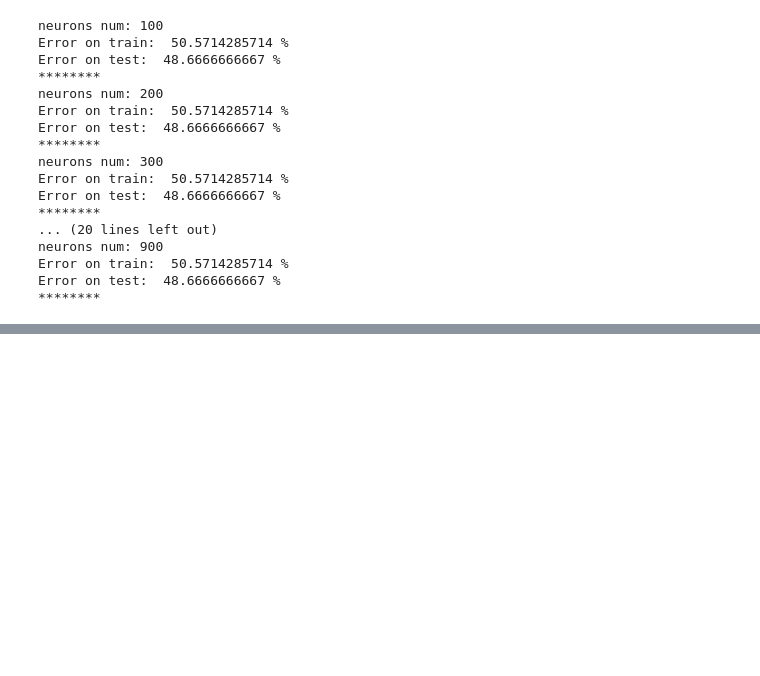
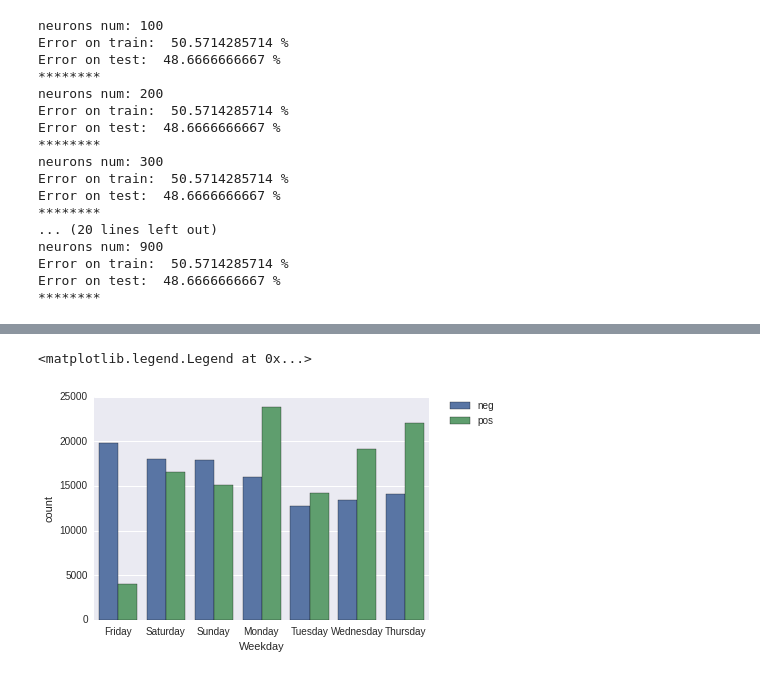
Before and after one commit to Vlad0922/twitter_sentiment, a Jupyter notebook: Sentiment.ipynb, the cells around one changed output, grey strips where cells are left out. Drawn from its saved outputs; the diff is of its cells as text; code cells hidden in the pictures; blank space fills up the shorter version.

```diff
--- a/Sentiment.ipynb
+++ b/Sentiment.ipynb
@@ -269,0 +310,43 @@ FeedForwardNetwork-152
+# %%
+def convert_date(timestamp):
+    date = datetime.datetime.fromtimestamp(timestamp)
+    h = date.hour
+
+#     if h <= 6:
+#         d_type = 'Night'
+#     elif h <= 12:
+#         d_type = 'Morning'
+#     elif h <= 18:
+#         d_type = 'Midday'
+#     else:
+#         d_type = 'Evening'
+
+    if h >= 23 or h <= 5:
+        d_type = 'Night'
+    elif h > 5 and h <= 11:
+        d_type = 'Morning'
+    elif h > 11 and h <= 18:
+        d_type = 'Midday'
+    else:
+        d_type = 'Evening'
+
+    return pd.Series({'Weekday':date.strftime('%A'), 'DayPart': d_type})
+
+def rename_type(num):
+    if num == -1:
+        return 'neg'
+    else:
+        return 'pos'
+# %%
+neg_date = neg['tdate'].apply(convert_date)
+pos_date = pos['tdate'].apply(convert_date)
+X = pd.concat([neg, pos])
+X = pd.concat([X, pd.concat([neg_date, pos_date])], axis=1)
+
+X['ttype'] = X['ttype'].apply(rename_type)
+# %%
+sns.countplot(x='Weekday', data=X, hue='ttype')
+plt.legend(bbox_to_anchor=(1.05, 1), loc=2, borderaxespad=0.)
+# %% [output]
+<matplotlib.legend.Legend at 0x...>
+[figure, added]
```
Also changed, not shown: parts of 22 cells of this notebook, 2 other files.
